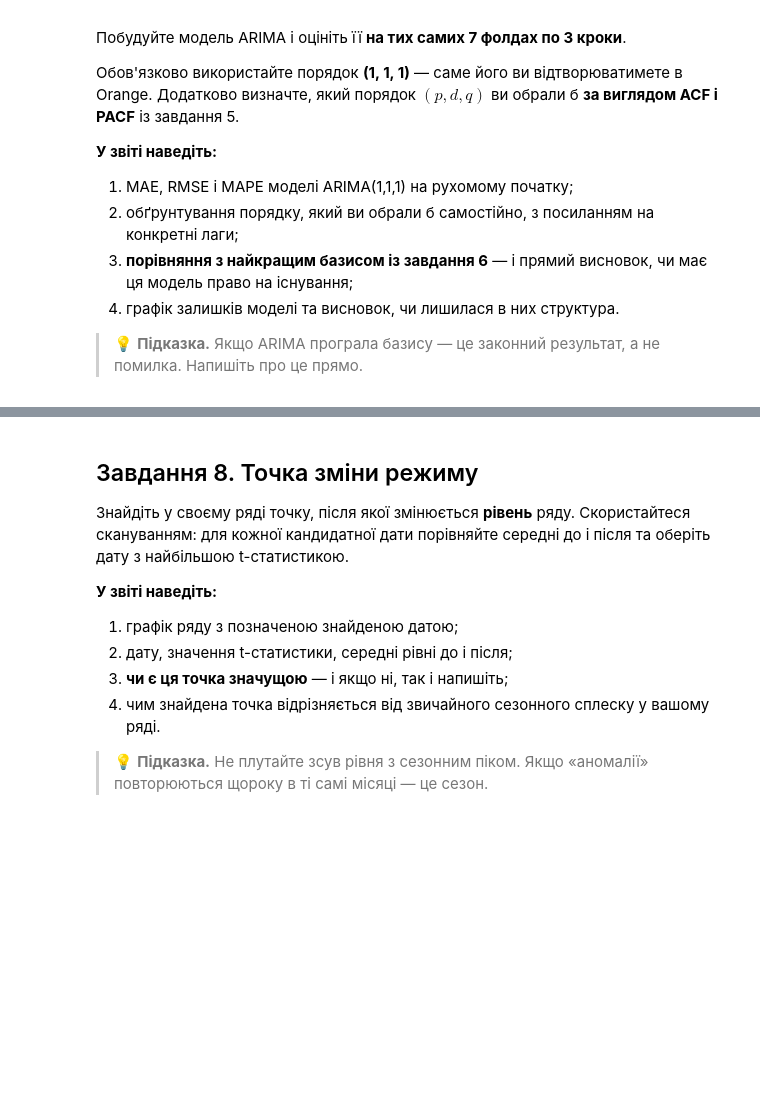
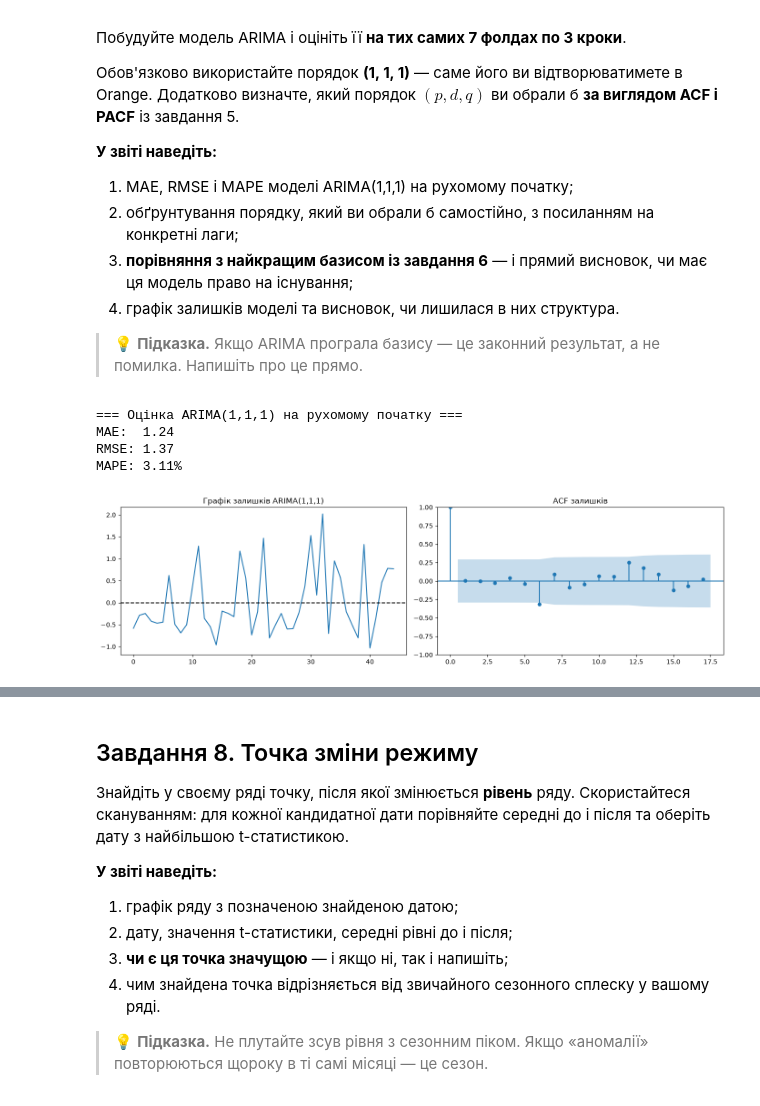
Before and after one commit to Yevhen-bot/Vis-lab1, a Jupyter notebook: lab4/ЛР4_завдання_студенту.ipynb, the cells around one changed output, grey strips where cells are left out. Drawn from its saved outputs; the diff is of its cells as text; code cells hidden in the pictures; blank space fills up the shorter version.

```diff
--- a/lab4/ЛР4_завдання_студенту.ipynb
+++ b/lab4/ЛР4_завдання_студенту.ipynb
@@ -214,6 +480,52 @@ print('Фолдів ретроспективної перевірки: 7 · го
 > 💡 **Підказка.** Якщо ARIMA програла базису — це законний результат, а не помилка. Напишіть про це прямо.
 # %%
 # Завдання 7. Модель ARIMA
+from statsmodels.tsa.arima.model import ARIMA
+
+errors_arima = {'mae': [], 'rmse': [], 'mape': []}
+
+for i in range(folds):
+    train_end = n - test_size_total + (i * horizon)
+    train = y[:train_end]
+    test = y[train_end : train_end + horizon]
+
+    model = ARIMA(train, order=(1, 1, 1), trend='t')
+    fitted = model.fit()
+
+    pred = fitted.forecast(steps=horizon)
+
+    errors_arima['mae'].append(mean_absolute_error(test, pred))
+    errors_arima['rmse'].append(np.sqrt(mean_squared_error(test, pred)))
+    errors_arima['mape'].append(mape(test, pred))
+
+mae_arima = np.mean(errors_arima['mae'])
+rmse_arima = np.mean(errors_arima['rmse'])
+mape_arima = np.mean(errors_arima['mape'])
+
+print("=== Оцінка ARIMA(1,1,1) на рухомому початку ===")
+print(f"MAE:  {mae_arima:.2f}")
+print(f"RMSE: {rmse_arima:.2f}")
+print(f"MAPE: {mape_arima:.2f}%\n")
+
+final_model = ARIMA(y, order=(1, 1, 1), trend='t')
+final_fitted = final_model.fit()
+residuals = final_fitted.resid[1:]
+
+fig, axes = plt.subplots(1, 2, figsize=(14, 4))
+axes[0].plot(residuals)
+axes[0].set_title('Графік залишків ARIMA(1,1,1)')
+axes[0].axhline(0, color='black', linestyle='--')
+
+plot_acf(residuals, ax=axes[1], title='ACF залишків')
+
+plt.tight_layout()
+plt.show()
+# %% [output]
+=== Оцінка ARIMA(1,1,1) на рухомому початку ===
+MAE:  1.24
+RMSE: 1.37
+MAPE: 3.11%
+[figure, added]
 # %% [markdown]
 **Висновок до завдання 7:**
 
```
Also changed, not shown: parts of 30 cells of this notebook, 1 other file.
